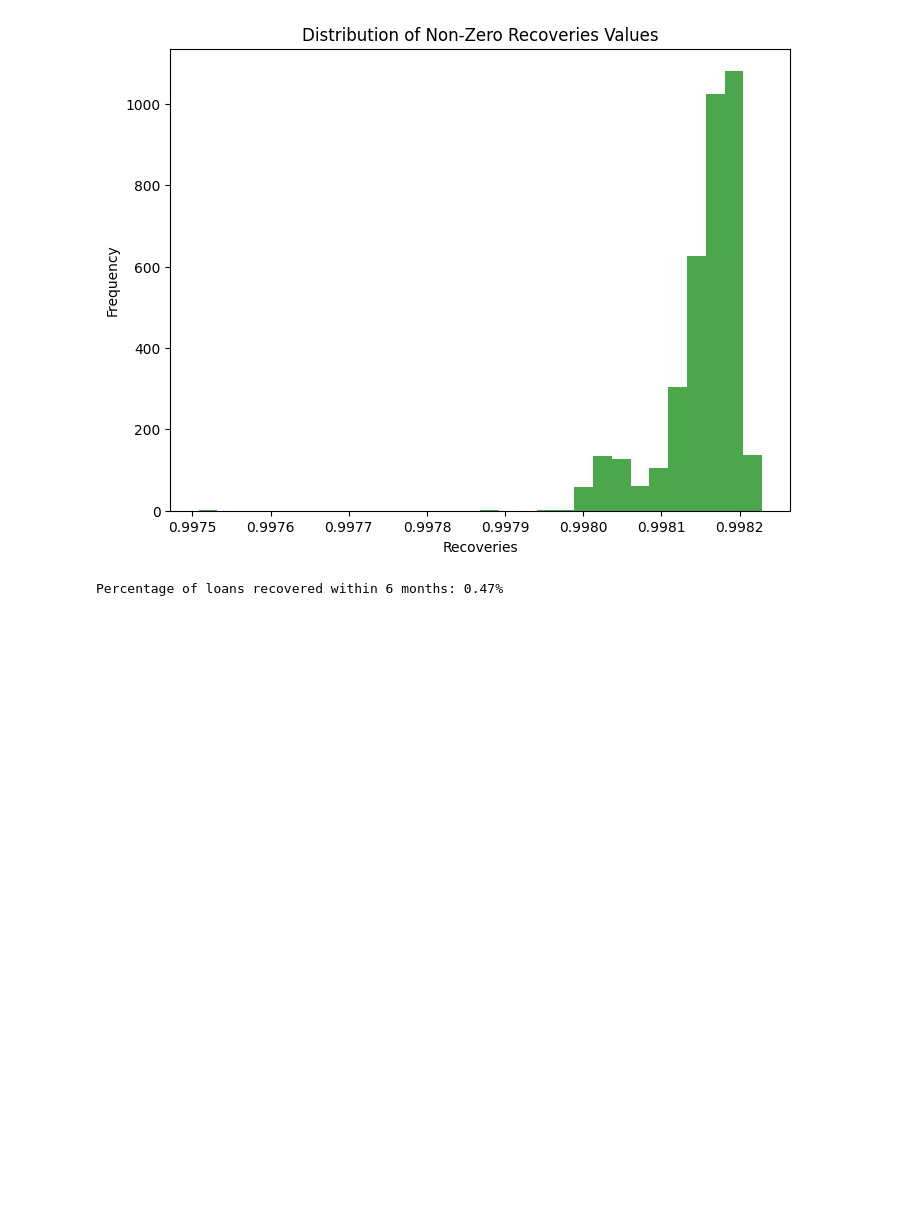
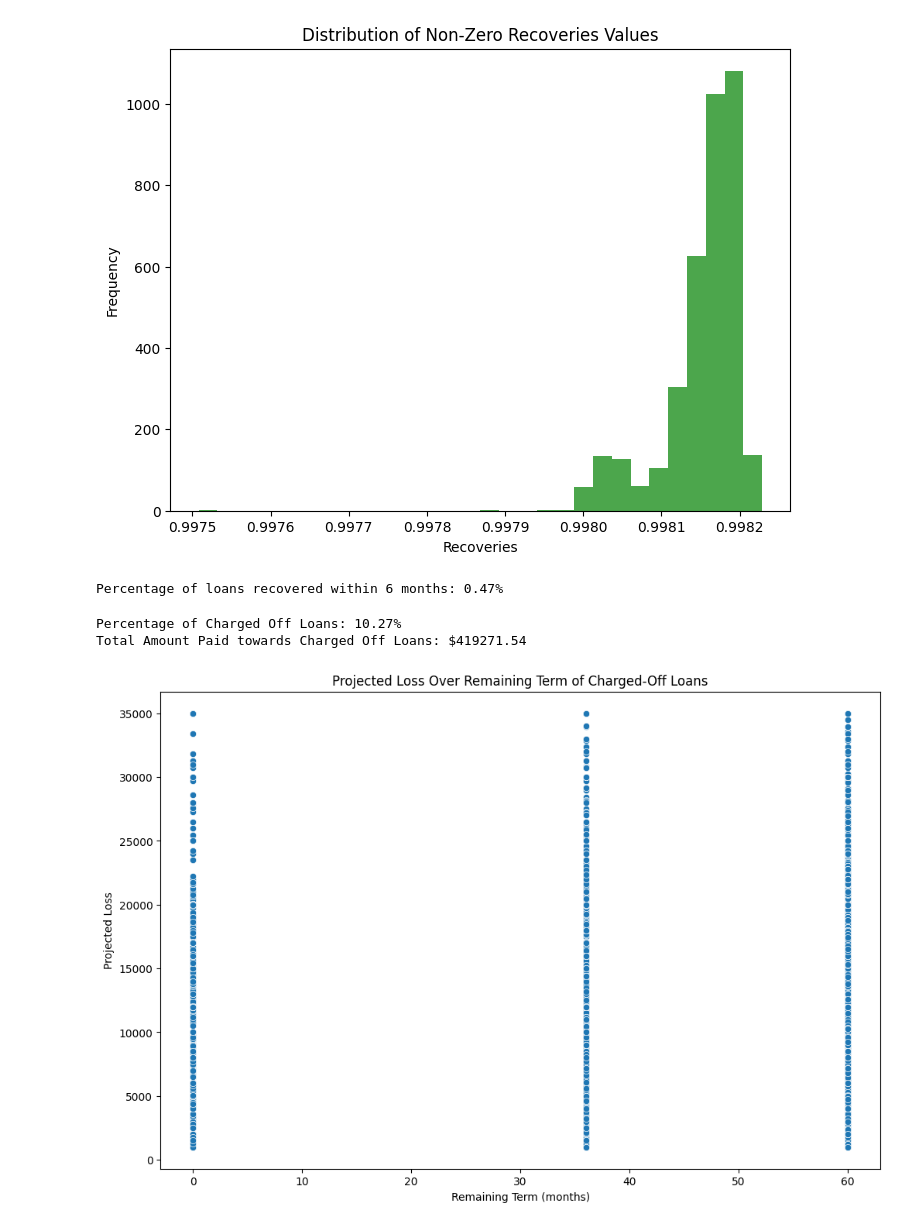
Before and after one commit to Saad-Riahi-Bejoud/EDA-project, a Jupyter notebook: eda_skedwed_plotter.ipynb, the cells around one changed output. Saved outputs shown, nothing was run; the diff lists cells and outputs as text; code cells hidden in the pictures; blank space fills up the shorter version.

Commit message:
Analysis and visualization milestone 4

```diff
--- a/eda_skedwed_plotter.ipynb
+++ b/eda_skedwed_plotter.ipynb
@@ -125,3 +125,43 @@ recovery_percentage_6_months = (total_recovered_6_months / total_funded) * 100
 print(f"Percentage of loans recovered within 6 months: {recovery_percentage_6_months:.2f}%")
 # %% [output]
 Percentage of loans recovered within 6 months: 0.47%
+# %%
+# Filter for charged off loans
+charged_off_loans = df[df['loan_status'] == 'Charged Off']
+
+# Calculate the percentage of charged off loans
+charged_off_percentage = (charged_off_loans.shape[0] / df.shape[0]) * 100
+
+# Calculate the total amount paid towards charged off loans
+total_paid_charged_off = charged_off_loans['total_payment'].sum()
+
+# Print the results
+print(f"Percentage of Charged Off Loans: {charged_off_percentage:.2f}%")
+print(f"Total Amount Paid towards Charged Off Loans: ${total_paid_charged_off:.2f}")
+# %% [output]
+Percentage of Charged Off Loans: 10.27%
+Total Amount Paid towards Charged Off Loans: $419271.54
+# %%
+# Step 1: Filter the dataset for charged-off loans
+charged_off_loans = df[df['loan_status'] == 'Charged Off'].copy()
+
+# Step 2: Calculate the projected loss for each charged-off loan
+charged_off_loans['projected_loss'] = charged_off_loans['funded_amount'] - (
+    charged_off_loans['recoveries'] + charged_off_loans['collection_recovery_fee']
+)
+# %%
+# Step 3: Visualize the projected loss over the remaining term of these loans
+# Assuming loan_term is a column indicating the term of the loan
+# If not, you may need additional information or assumptions about the loan term
+remaining_term = charged_off_loans['term'].apply(lambda x: int(x.split()[0]) if isinstance(x, str) else 0)
+charged_off_loans['remaining_term'] = remaining_term
+# %%
+# Plotting the results
+plt.figure(figsize=(12, 8))
+sns.scatterplot(x='remaining_term', y='projected_loss', data=charged_off_loans)
+plt.title('Projected Loss Over Remaining Term of Charged-Off Loans')
+plt.xlabel('Remaining Term (months)')
+plt.ylabel('Projected Loss')
+plt.show()
+# %% [output]
+[figure, added]
```
Also changed, not shown: parts of 4 cells of this notebook.
